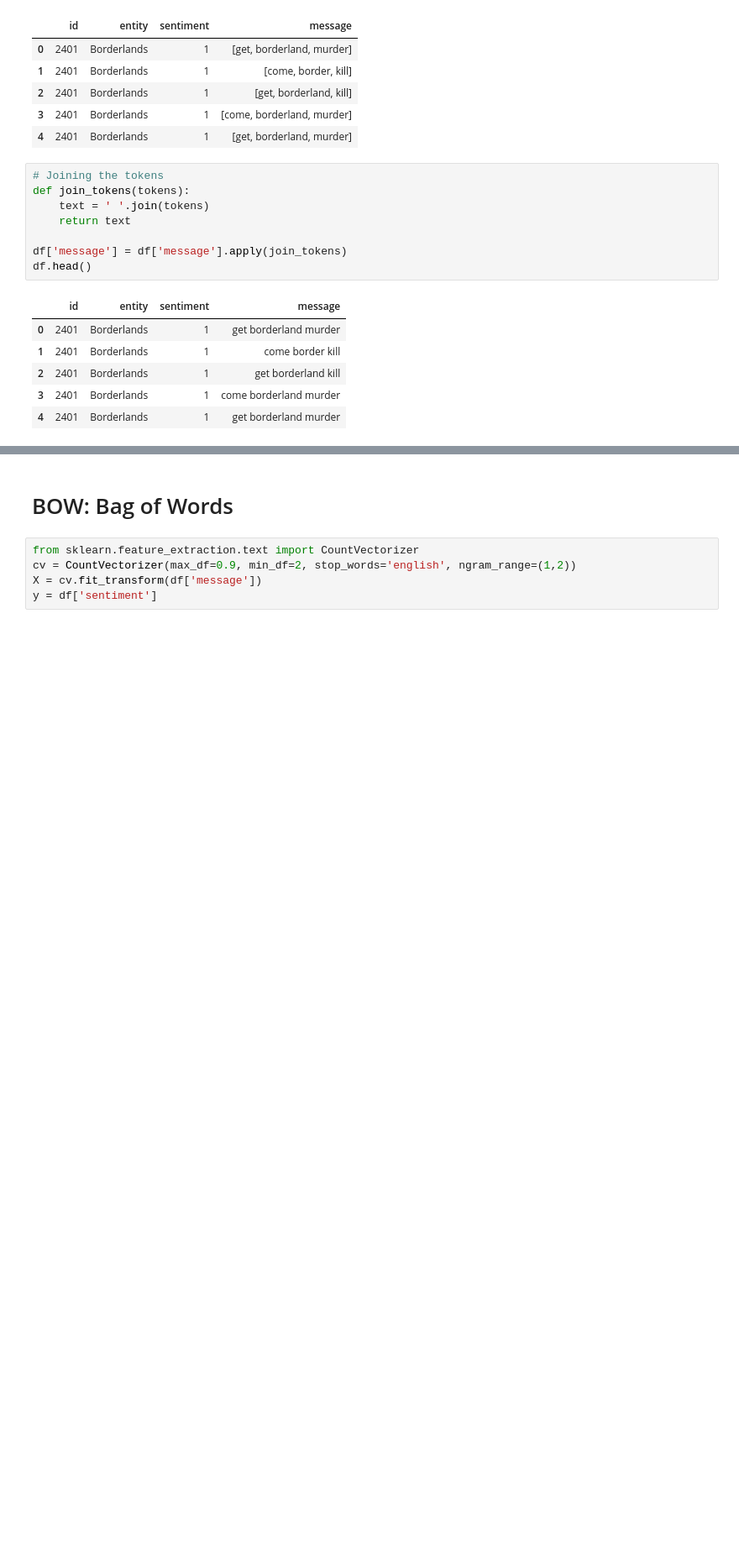
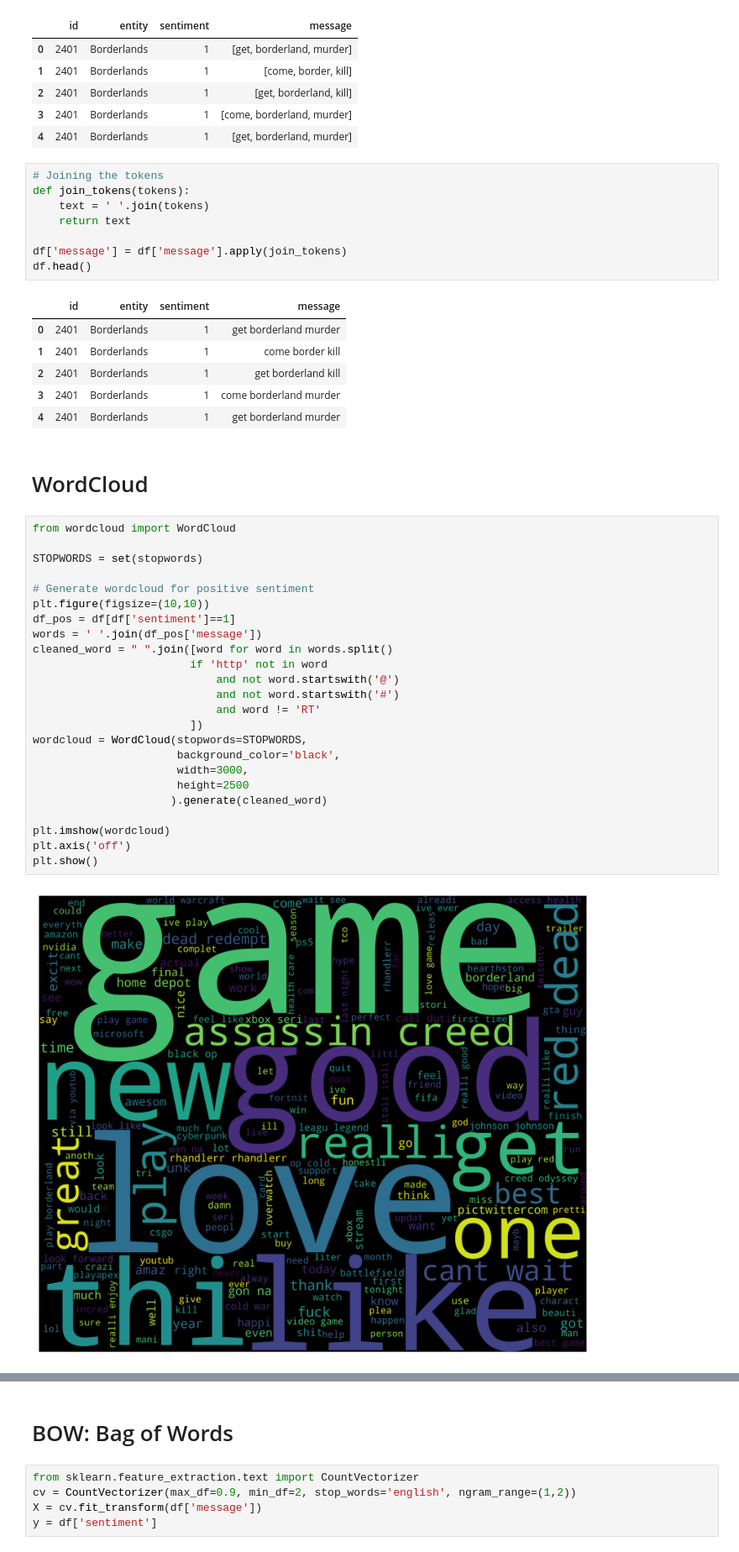
Before and after one commit to MiguelWO/sentiment-analysis, a Jupyter notebook: twitter.ipynb, the cells around one changed output, grey strips where cells are left out. Shown at 84% size. Cells and saved outputs as stored; diff of their text form; blank space fills up the shorter version.

```diff
--- a/twitter.ipynb
+++ b/twitter.ipynb
@@ -323,3 +342,31 @@ df.head()
 | 2 | 2401 | Borderlands | 1 | get borderland kill |
 | 3 | 2401 | Borderlands | 1 | come borderland murder |
 | 4 | 2401 | Borderlands | 1 | get borderland murder |
+# %% [markdown]
+# WordCloud
+# %%
+from wordcloud import WordCloud
+
+STOPWORDS = set(stopwords)
+
+# Generate wordcloud for positive sentiment
+plt.figure(figsize=(10,10))
+df_pos = df[df['sentiment']==1]
+words = ' '.join(df_pos['message'])
+cleaned_word = " ".join([word for word in words.split()
+                        if 'http' not in word
+                            and not word.startswith('@')
+                            and not word.startswith('#')
+                            and word != 'RT'
+                        ])
+wordcloud = WordCloud(stopwords=STOPWORDS,
+                      background_color='black',
+                      width=3000,
+                      height=2500
+                     ).generate(cleaned_word)
+
+plt.imshow(wordcloud)
+plt.axis('off')
+plt.show()
+# %% [output]
+[figure, added]
```
Also changed, not shown: parts of 33 cells of this notebook.
